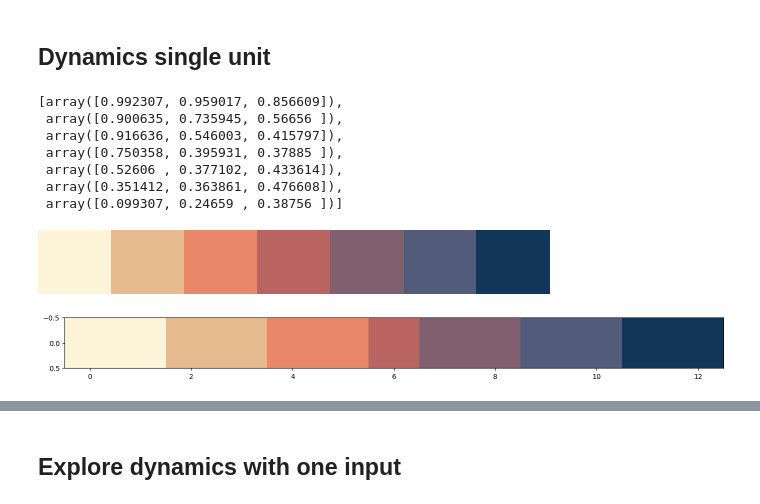
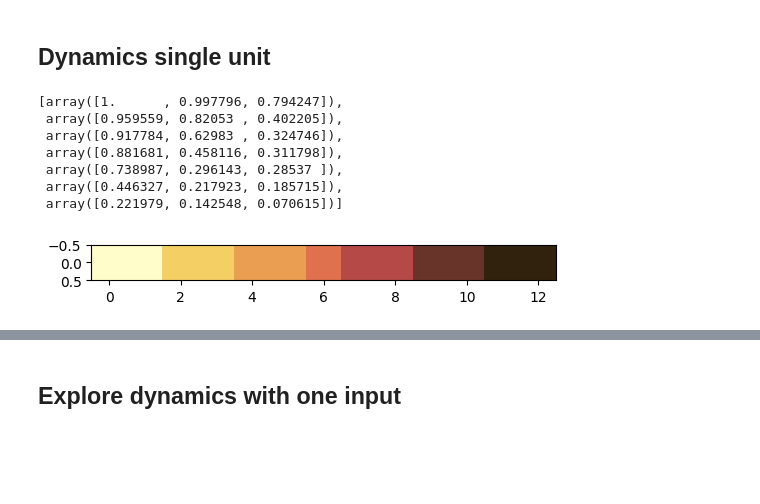
Before and after one commit to katduecker/dnn_osci, a Jupyter notebook: DynNN_figures_thesis.ipynb, the cells around one changed output, grey strips where cells are left out. Saved outputs shown, nothing was run; the diff lists cells and outputs as text; code cells hidden in the pictures; blank space fills up the shorter version.

```diff
--- a/DynNN_figures_thesis.ipynb
+++ b/DynNN_figures_thesis.ipynb
@@ -536,16 +567,16 @@ fig.savefig('/content/drive/MyDrive/bottleneck_problem.png')
 # %% [markdown]
 ## Dynamics single unit
 # %%
-cmz = cm.lipari_r.colors[0:-1:37]
+cmz = cm.lajolla_r.colors[0:-1:37]
 cmz
 # %% [output]
-[array([0.992307, 0.959017, 0.856609]),
- array([0.900635, 0.735945, 0.56656 ]),
- array([0.916636, 0.546003, 0.415797]),
- array([0.750358, 0.395931, 0.37885 ]),
- array([0.52606 , 0.377102, 0.433614]),
- array([0.351412, 0.363861, 0.476608]),
- array([0.099307, 0.24659 , 0.38756 ])]
+[array([1.      , 0.997796, 0.794247]),
+ array([0.959559, 0.82053 , 0.402205]),
+ array([0.917784, 0.62983 , 0.324746]),
+ array([0.881681, 0.458116, 0.311798]),
+ array([0.738987, 0.296143, 0.28537 ]),
+ array([0.446327, 0.217923, 0.185715]),
+ array([0.221979, 0.142548, 0.070615])]
 # %%
 # to define a common c for all inputs, we need the maximum Z over all inputs
 
@@ -554,21 +585,17 @@ Zall = model2.forw_conv(x_train)[0]
 
 # find maximum
 maxZ = torch.max(Zall[:])
-# %%
-cmz_map
-# %% [output]
-[figure, removed]
 # %%
 # get colormap
 Z = torch.max(Zall[:]).detach().numpy()
 
-cmz = cm.lipari_r.colors[0:len(cm.lipari_r.colors):38]
+cmz = cm.lajolla_r.colors[0:len(cm.lajolla_r.colors):38]
 
 import matplotlib
 cmz_map = matplotlib.colors.ListedColormap(cmz)
 
 # colorbar plot
 
 imfig = plt.imshow(np.array([np.arange(0.5,Z,0.5)]), cmap=cmz_map)
 # %% [output]
-[figure, old version]
+[figure, new version]
```
Also changed, not shown: parts of 15 cells of this notebook.
